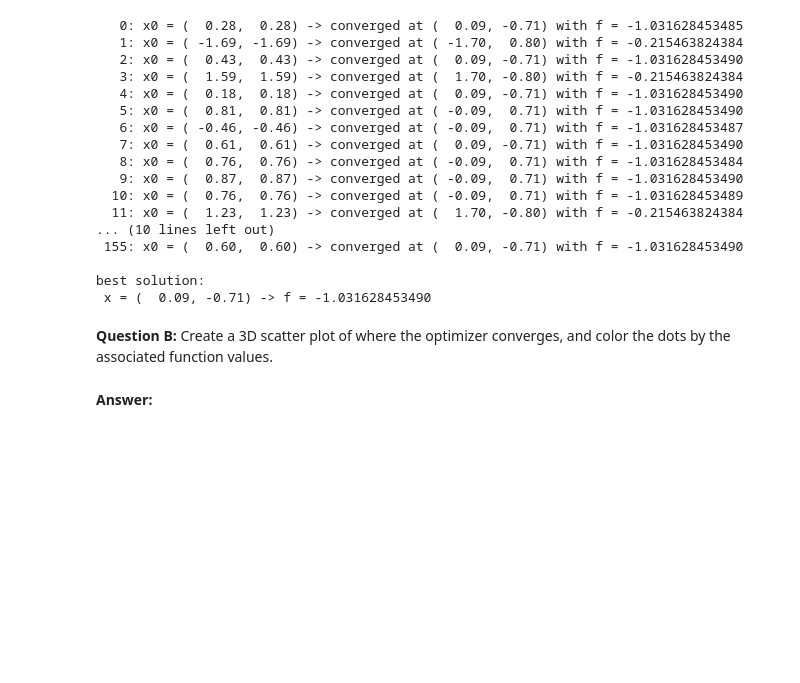
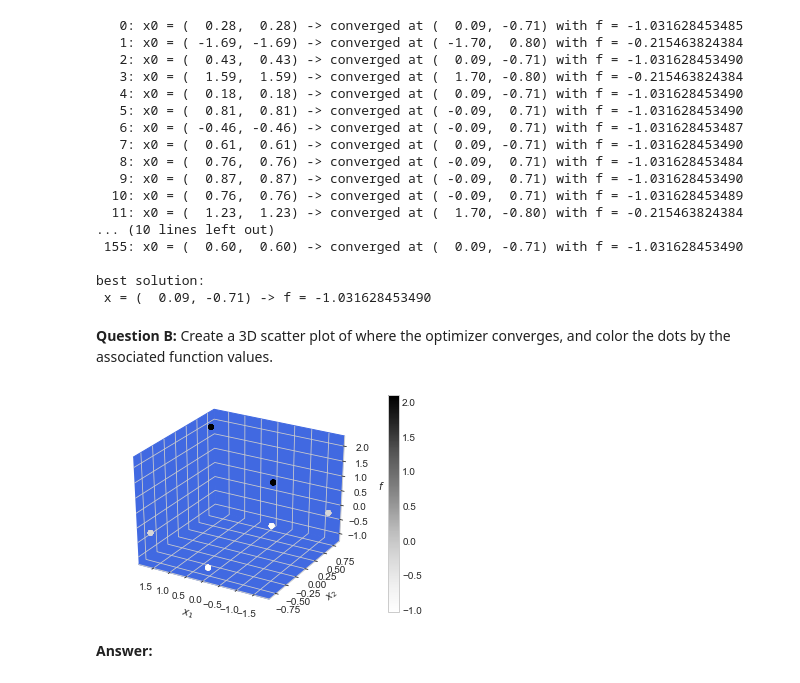
Before and after one commit to AskerNC/exercises-2020, a Jupyter notebook: PS7/problem_set_7.ipynb, the cells around one changed output. Saved outputs shown, nothing was run; the diff lists cells and outputs as text; code cells hidden in the pictures; blank space fills up the shorter version.

```diff
--- a/PS7/problem_set_7.ipynb
+++ b/PS7/problem_set_7.ipynb
@@ -262,7 +263,7 @@ evals = 0
 
 result = optimize.minimize(f_python,x0,
                            method='BFGS',
-                           jac= f_jaco,
+                           jac= f_jac,
                            callback=collect, # call the collect() before each iteration
                            options={'disp':True}) # display the results
 contour()
@@ -281,7 +282,7 @@ evals = 0
 
 result = optimize.minimize(f_python,x0,
                            method='Newton-CG',
-                           jac= f_jaco,
+                           jac= f_jac,
                            hess = f_hess,
                            callback=collect, # call the collect() before each iteration
                            options={'disp':True}) # display the results
@@ -473,7 +468,7 @@ f_best= np.inf
 for i in range(K):
     result = optimize.minimize(f_python,x0s[i],
                            method='Newton-CG',
-                           jac= f_jaco,
+                           jac= f_jac,
                            hess = f_hess) # display the results
     xs[i], fs[i] = result.x, result.fun
 
@@ -554,3 +549,32 @@ best solution:
+# %%
+f_max = np.max(fs)
+
+# b. main
+fig = plt.figure()
+ax = fig.add_subplot(1,1,1,projection='3d')
+
+cs = ax.scatter(xs[:,0],xs[:,1],fs,c=fs)
+
+# c. add labels
+ax.set_xlabel('$x_1$')
+ax.set_ylabel('$x_2$')
+ax.set_zlabel('$f$')
+
+# d. invert xaxis
+ax.invert_xaxis()
+
+
+# make background blue to make dots more visibleax.xaxis.pane.fill = False
+rgba_blue = matplotlib.colors.to_rgba('royalblue') # .set_pane_color uses rgba-codes normalized to (0,1) this function otuput the correct code
+ax.w_xaxis.set_pane_color(rgba_blue)
+ax.w_yaxis.set_pane_color(rgba_blue)
+ax.w_zaxis.set_pane_color(rgba_blue)
+
+
+# f. add colorbar
+fig.colorbar(cs);
+# %% [output]
+[figure, added]
 # %% [markdown]
 **Answer:**
 # %%
```
Also changed, not shown: parts of 25 cells of this notebook, 3 other files.
